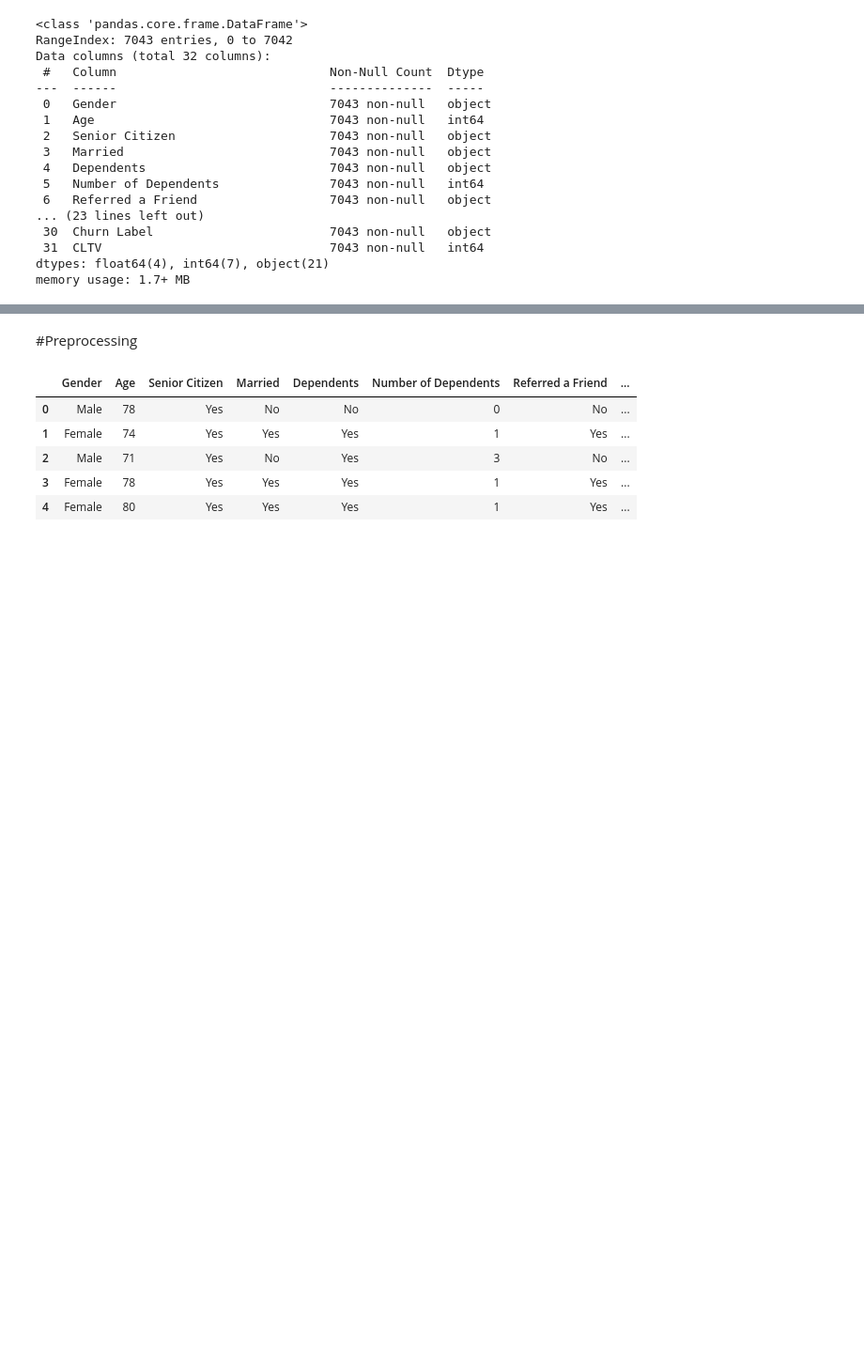
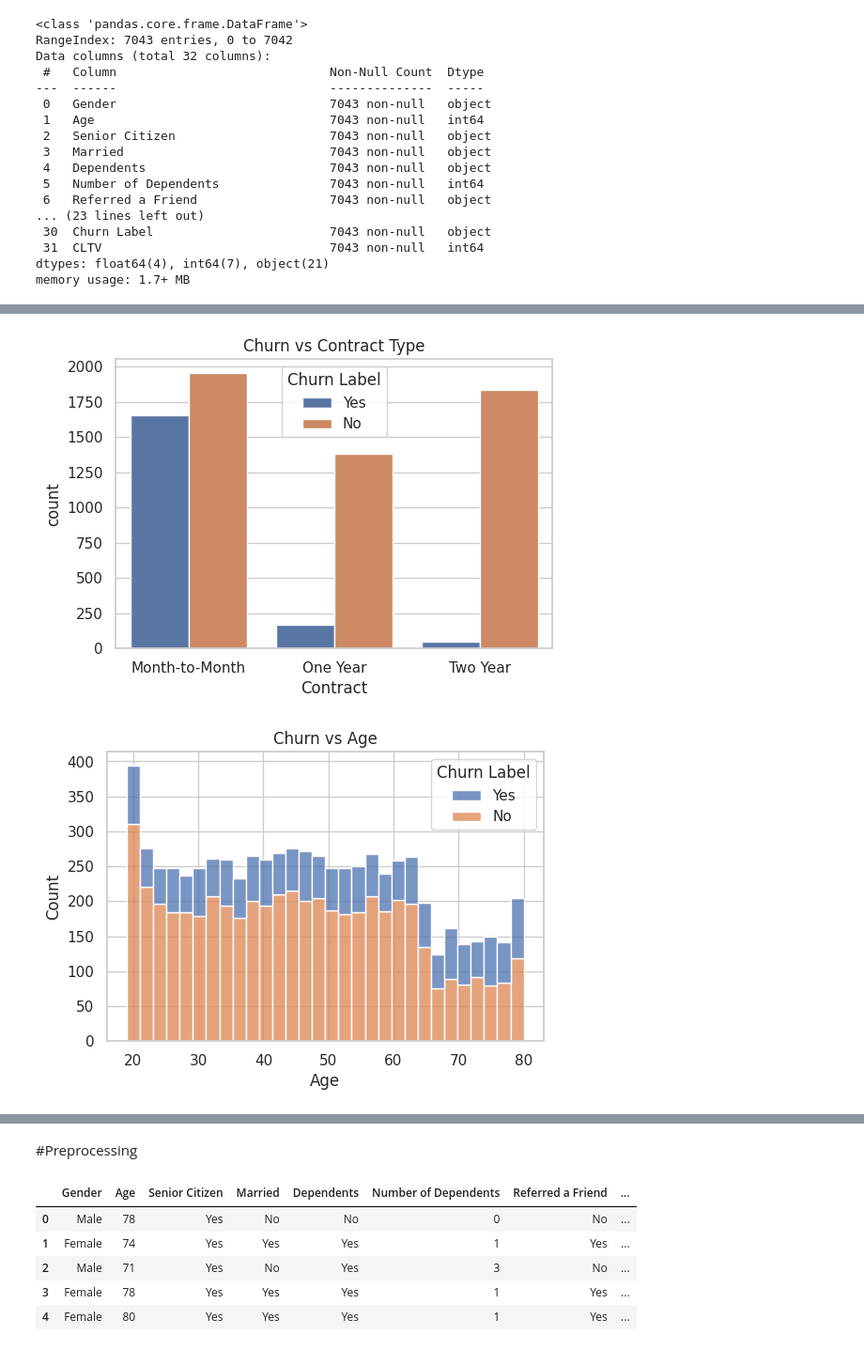
Before and after one commit to vardhankumar80/ml_projects, a Jupyter notebook: customer_churn_prediction_fixed.ipynb, the cells around one changed output, grey strips where cells are left out. Shown at 94% size. Cells and saved outputs as stored; diff of their text form; code cells hidden in the pictures; blank space fills up the shorter version.

```diff
--- a/customer_churn_prediction_fixed.ipynb
+++ b/customer_churn_prediction_fixed.ipynb
@@ -267,0 +276,24 @@ for col in object_cols:
+# %%
+# Set style
+sns.set(style="whitegrid")
+
+# Churn vs Contract Type
+plt.figure(figsize=(6,4))
+sns.countplot(data=df, x="Contract", hue="Churn Label")
+plt.title("Churn vs Contract Type")
+plt.show()
+
+# Churn vs Age
+plt.figure(figsize=(6,4))
+sns.histplot(data=df, x="Age", hue="Churn Label", multiple="stack", bins=30)
+plt.title("Churn vs Age")
+plt.show()
+
+# Churn vs Internet Type
+plt.figure(figsize=(6,4))
+sns.countplot(data=df, x="Internet Type", hue="Churn Label")
+plt.title("Churn vs Internet Type")
+plt.show()
+# %% [output]
+[figure, added]
+[figure, added]
```
Also changed, not shown: parts of 26 cells of this notebook.
